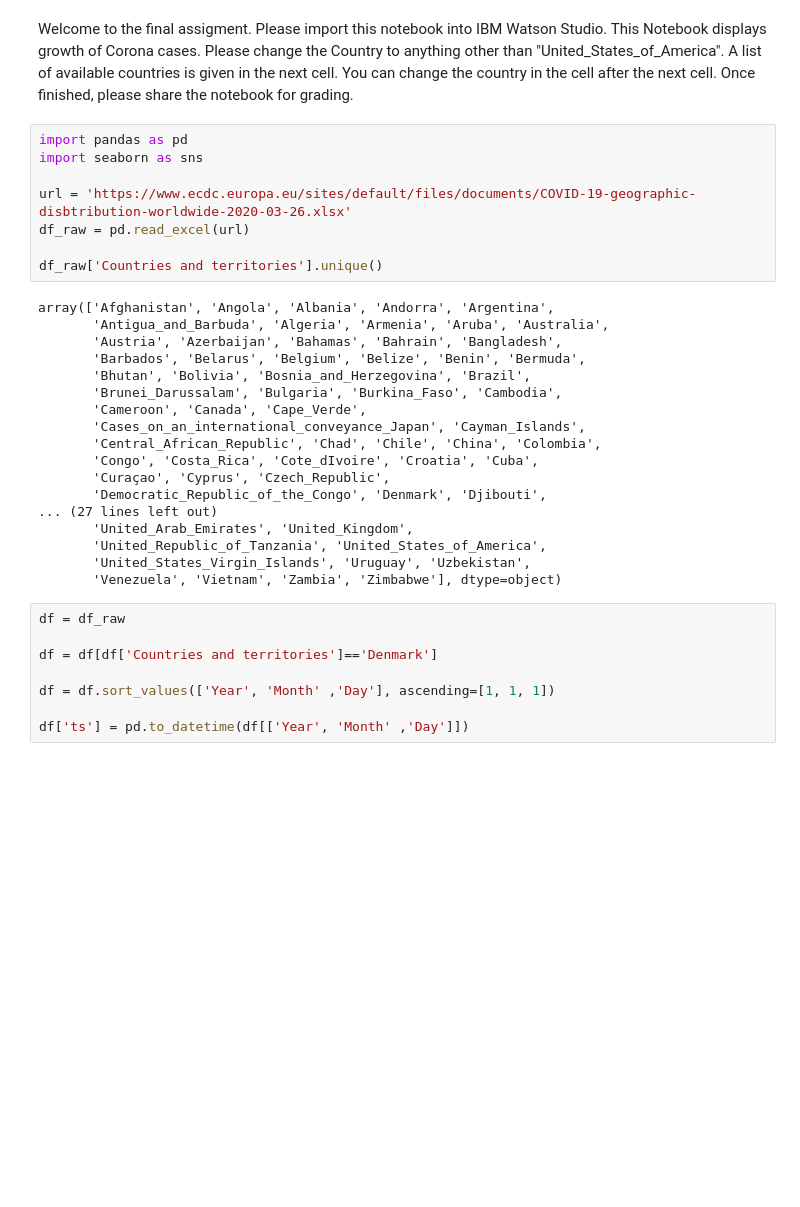
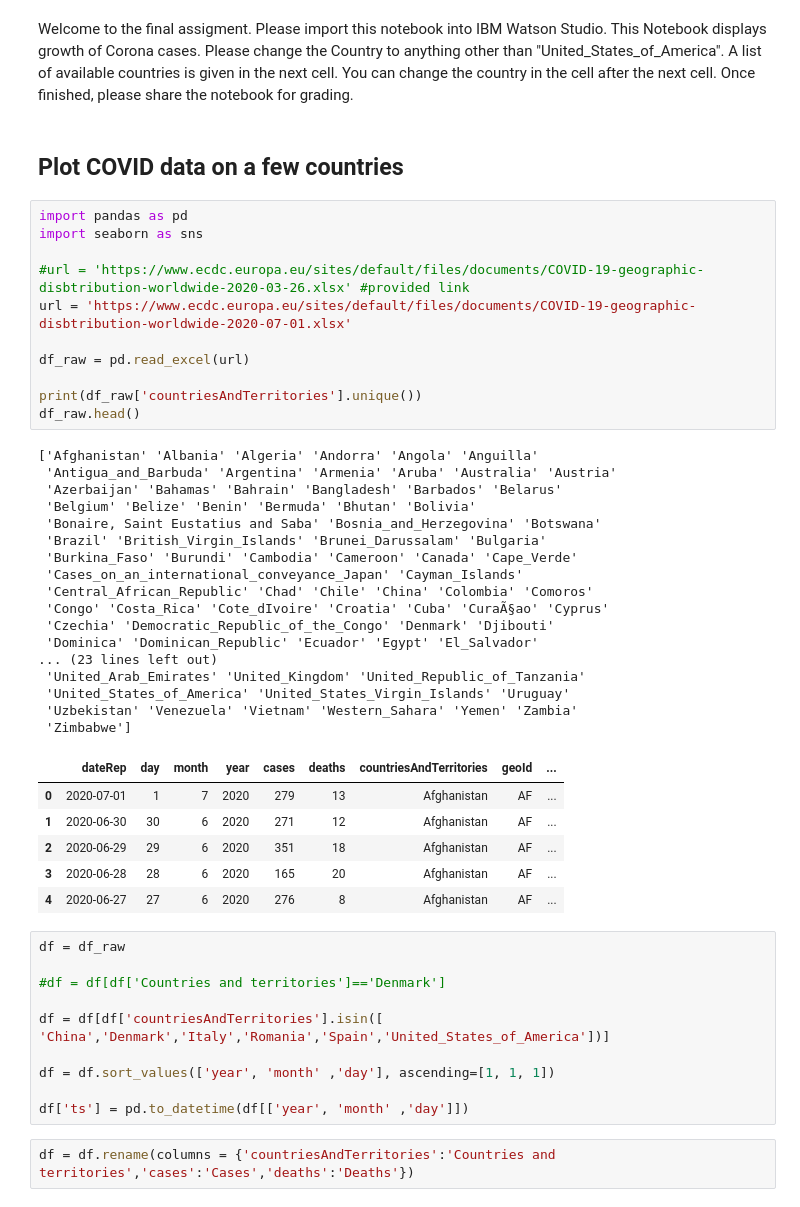
Before and after one commit to monicalacatusu/DScourses, a Jupyter notebook: projEDX.ipynb, the cells around one changed output. Saved outputs shown, nothing was run; the diff lists cells and outputs as text; blank space fills up the shorter version.

```diff
--- a/projEDX.ipynb
+++ b/projEDX.ipynb
@@ -1,39 +1,54 @@
 # %% [markdown]
 Welcome to the final assigment. Please import this notebook into IBM Watson Studio. This Notebook displays growth of Corona cases. Please change the Country to anything other than "United_States_of_America". A list of available countries is given in the next cell. You can change the country in the cell after the next cell. Once finished, please share the notebook for grading.
+# %% [markdown]
+## Plot COVID data on a few countries
 # %%
 import pandas as pd
 import seaborn as sns
 
-url = 'https://www.ecdc.europa.eu/sites/default/files/documents/COVID-19-geographic-disbtribution-worldwide-2020-03-26.xlsx'
+#url = 'https://www.ecdc.europa.eu/sites/default/files/documents/COVID-19-geographic-disbtribution-worldwide-2020-03-26.xlsx' #provided link
+url = 'https://www.ecdc.europa.eu/sites/default/files/documents/COVID-19-geographic-disbtribution-worldwide-2020-07-01.xlsx'
+
 df_raw = pd.read_excel(url)
 
-df_raw['Countries and territories'].unique()
+print(df_raw['countriesAndTerritories'].unique())
+df_raw.head()
 # %% [output]
-array(['Afghanistan', 'Angola', 'Albania', 'Andorra', 'Argentina',
-       'Antigua_and_Barbuda', 'Algeria', 'Armenia', 'Aruba', 'Australia',
-       'Austria', 'Azerbaijan', 'Bahamas', 'Bahrain', 'Bangladesh',
-       'Barbados', 'Belarus', 'Belgium', 'Belize', 'Benin', 'Bermuda',
-       'Bhutan', 'Bolivia', 'Bosnia_and_Herzegovina', 'Brazil',
-       'Brunei_Darussalam', 'Bulgaria', 'Burkina_Faso', 'Cambodia',
-       'Cameroon', 'Canada', 'Cape_Verde',
-       'Cases_on_an_international_conveyance_Japan', 'Cayman_Islands',
-       'Central_African_Republic', 'Chad', 'Chile', 'China', 'Colombia',
-       'Congo', 'Costa_Rica', 'Cote_dIvoire', 'Croatia', 'Cuba',
-       'Curaçao', 'Cyprus', 'Czech_Republic',
-       'Democratic_Republic_of_the_Congo', 'Denmark', 'Djibouti',
-... (27 lines left out)
-       'United_Arab_Emirates', 'United_Kingdom',
-       'United_Republic_of_Tanzania', 'United_States_of_America',
-       'United_States_Virgin_Islands', 'Uruguay', 'Uzbekistan',
-       'Venezuela', 'Vietnam', 'Zambia', 'Zimbabwe'], dtype=object)
+['Afghanistan' 'Albania' 'Algeria' 'Andorra' 'Angola' 'Anguilla'
+ 'Antigua_and_Barbuda' 'Argentina' 'Armenia' 'Aruba' 'Australia' 'Austria'
+ 'Azerbaijan' 'Bahamas' 'Bahrain' 'Bangladesh' 'Barbados' 'Belarus'
+ 'Belgium' 'Belize' 'Benin' 'Bermuda' 'Bhutan' 'Bolivia'
+ 'Bonaire, Saint Eustatius and Saba' 'Bosnia_and_Herzegovina' 'Botswana'
+ 'Brazil' 'British_Virgin_Islands' 'Brunei_Darussalam' 'Bulgaria'
+ 'Burkina_Faso' 'Burundi' 'Cambodia' 'Cameroon' 'Canada' 'Cape_Verde'
+ 'Cases_on_an_international_conveyance_Japan' 'Cayman_Islands'
+ 'Central_African_Republic' 'Chad' 'Chile' 'China' 'Colombia' 'Comoros'
+ 'Congo' 'Costa_Rica' 'Cote_dIvoire' 'Croatia' 'Cuba' 'CuraÃ§ao' 'Cyprus'
+ 'Czechia' 'Democratic_Republic_of_the_Congo' 'Denmark' 'Djibouti'
+ 'Dominica' 'Dominican_Republic' 'Ecuador' 'Egypt' 'El_Salvador'
+... (23 lines left out)
+ 'United_Arab_Emirates' 'United_Kingdom' 'United_Republic_of_Tanzania'
+ 'United_States_of_America' 'United_States_Virgin_Islands' 'Uruguay'
+ 'Uzbekistan' 'Venezuela' 'Vietnam' 'Western_Sahara' 'Yemen' 'Zambia'
+ 'Zimbabwe']
+|  | dateRep | day | month | year | cases | deaths | countriesAndTerritories | geoId | ... |
+| 0 | 2020-07-01 | 1 | 7 | 2020 | 279 | 13 | Afghanistan | AF | ... |
+| 1 | 2020-06-30 | 30 | 6 | 2020 | 271 | 12 | Afghanistan | AF | ... |
+| 2 | 2020-06-29 | 29 | 6 | 2020 | 351 | 18 | Afghanistan | AF | ... |
+| 3 | 2020-06-28 | 28 | 6 | 2020 | 165 | 20 | Afghanistan | AF | ... |
+| 4 | 2020-06-27 | 27 | 6 | 2020 | 276 | 8 | Afghanistan | AF | ... |
 # %%
 df = df_raw
 
-df = df[df['Countries and territories']=='Denmark']
+#df = df[df['Countries and territories']=='Denmark']
 
-df = df.sort_values(['Year', 'Month' ,'Day'], ascending=[1, 1, 1])
+df = df[df['countriesAndTerritories'].isin([ 'China','Denmark','Italy','Romania','Spain','United_States_of_America'])]
 
-df['ts'] = pd.to_datetime(df[['Year', 'Month' ,'Day']])
+df = df.sort_values(['year', 'month' ,'day'], ascending=[1, 1, 1])
+
+df['ts'] = pd.to_datetime(df[['year', 'month' ,'day']])
+# %%
+df = df.rename(columns = {'countriesAndTerritories':'Countries and territories','cases':'Cases','deaths':'Deaths'})
 # %%
 sns.lineplot(x='ts', y='Cases', data=df, hue='Countries and territories')
 # %% [output]
```
Also changed, not shown: parts of 2 cells of this notebook.
